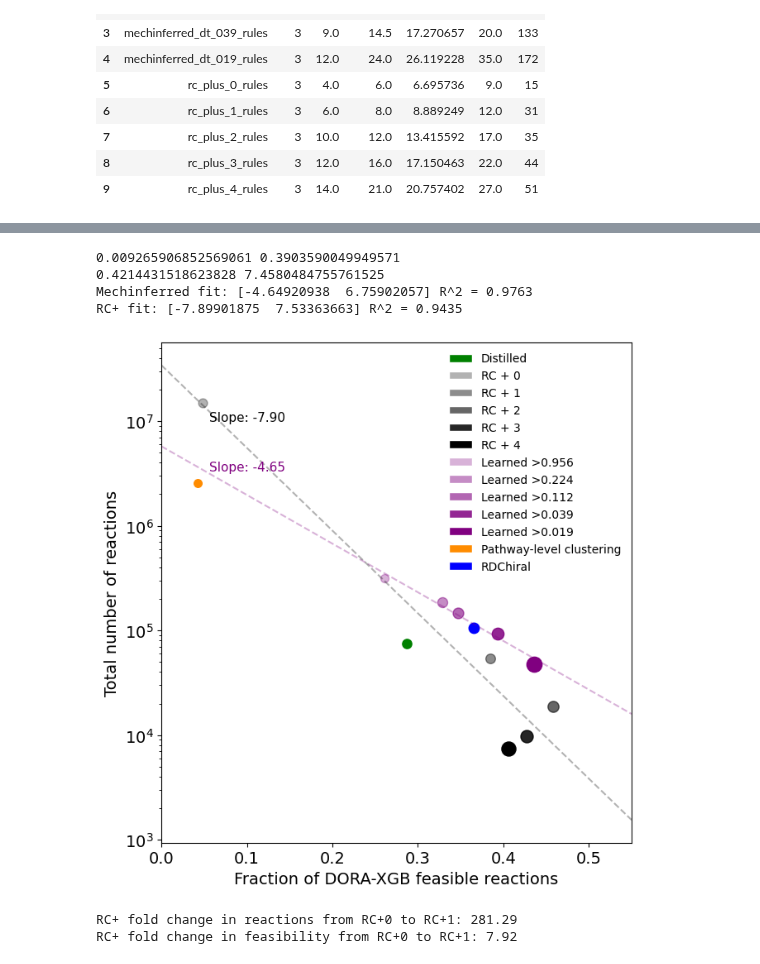
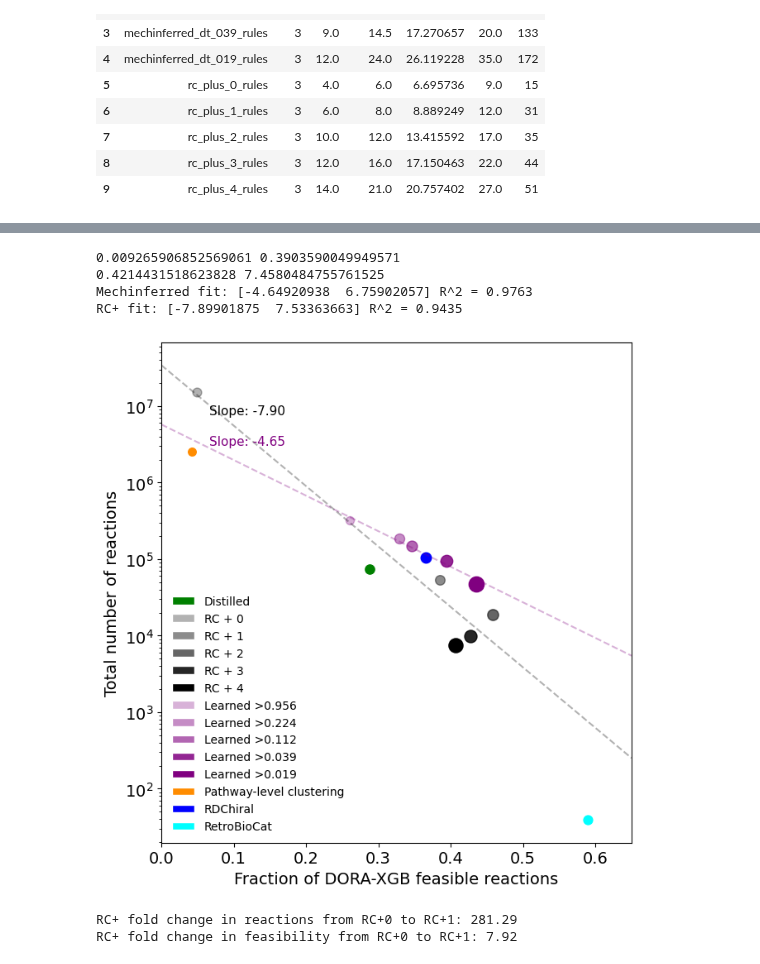
Before and after one commit to stefanpate/coarse-grain-rxns, a Jupyter notebook: notebooks/rule_generative_performance.ipynb, the cells around one changed output, grey strips where cells are left out. Saved outputs shown, nothing was run; the diff lists cells and outputs as text; code cells hidden in the pictures.

```diff
--- a/notebooks/rule_generative_performance.ipynb
+++ b/notebooks/rule_generative_performance.ipynb
@@ -84,10 +84,11 @@ rule_sets = [
     'rc_plus_4',
     'imt',
     'rdchiral',
+    'retrobiocat'
 ]
 
 dfes = []
-for p in Path(cfg.processed_data).glob(f"*{expansion_name}*aplusb_{a_plus_b}*compound_metrics.parquet"):
+for p in Path(cfg.expansion_metrics).glob(f"*{expansion_name}*aplusb_{a_plus_b}*compound_metrics.parquet"):
     rule_set = str(p.stem).split("_rules_")[1]
     if rule_set not in rule_sets:
         continue
@@ -113,7 +114,7 @@ known_reactions = {}
 
 for exp_name in cpd_df["expansion"].unique():
     rule_set = exp_name.split("_rules_")[1]
-    fn = Path(cfg.raw_data) / f"mapped_known_reactions_x_{rule_set}_rules.parquet"
+    fn = Path(cfg.mappings) /  f"mapped_known_reactions_x_{rule_set}_rules.parquet"
     print(fn)
     mapped_rxns = pd.read_parquet(fn)
     rxns = set(mapped_rxns["smarts"])
@@ -136,14 +138,14 @@ for exp_name in cpd_df["expansion"].unique():
 # %%
 ds = 10
 dfes = []
-for p in Path(cfg.processed_data).glob(f"*{expansion_name}*aplusb_{a_plus_b}*reaction_metrics.parquet"):
+for p in Path(cfg.expansion_metrics).glob(f"*{expansion_name}*aplusb_{a_plus_b}*reaction_metrics.parquet"):
     rule_set = str(p.stem).split("_rules_")[1]
     if rule_set not in rule_sets:
         continue
 
     if "batch" in str(p):
         print(p)
-        if int(str(p).split("_")[1]) % ds != 0:
+        if int(p.stem.split("_")[1]) % ds != 0:
             continue
 
     df = pd.read_parquet(p)
@@ -232,7 +236,8 @@ ave_by_rule.head(15)
 # %%
 ct_df = rxn_df.groupby("expansion").size().reset_index(name="n_rxns")
-unscl = ct_df.loc[ct_df["expansion"] == '2_steps_250728_benchmark_starters_rules_rc_plus_0_rules_w_coreactants_aplusb_True.pk', 'n_rxns'].values[0]
-ct_df.loc[ct_df["expansion"] == '2_steps_250728_benchmark_starters_rules_rc_plus_0_rules_w_coreactants_aplusb_True.pk', 'n_rxns'] = unscl * ds
+if n_gen == 2:
+    unscl = ct_df.loc[ct_df["expansion"] == '2_steps_250728_benchmark_starters_rules_rc_plus_0_rules_w_coreactants_aplusb_True.pk', 'n_rxns'].values[0]
+    ct_df.loc[ct_df["expansion"] == '2_steps_250728_benchmark_starters_rules_rc_plus_0_rules_w_coreactants_aplusb_True.pk', 'n_rxns'] = unscl * ds
 ct_df.head(13)
 # %% [output]
 |  | expansion | n_rxns |
@@ -466,7 +473,7 @@ print("RC+ fit:", rcplus_fit, f"R^2 = {rcplus_r2:.4f}")
 fig, ax = plt.subplots(figsize=(6.8, 7))
 width = 0.8
 xmin = 0
-xmax = 0.55
+xmax = 0.65
 dot_slope = 0.3
 dot_intercept = 6
 
@@ -487,35 +494,35 @@ xrange = np.linspace(xmin, xmax, 100)
 ax.plot(xrange, line_of_best_fit(xrange, mechinferred_fit), color=matplotlib.colors.to_rgba("purple", alpha=0.3), linestyle="--", label="Mechinferred fit")
 ax.plot(xrange, line_of_best_fit(xrange, rcplus_fit), color=matplotlib.colors.to_rgba("black", alpha=0.3), linestyle="--", label="RC + n fit")
 
 # Add slope labels to the fitted lines
 mechinferred_slope = mechinferred_fit[0]
 rcplus_slope = rcplus_fit[0]
 label_idx = 10
 
 ax.text(
     xrange[label_idx], line_of_best_fit(xrange[label_idx], mechinferred_fit),
     f"Slope: {mechinferred_slope:.2f}", color=matplotlib.colors.to_rgba("purple", alpha=1.0),
     va='bottom', ha='left', fontsize=11
 )
 ax.text(
     xrange[label_idx], line_of_best_fit(xrange[label_idx], rcplus_fit),
     f"Slope: {rcplus_slope:.2f}", color=matplotlib.colors.to_rgba("black", alpha=1.0),
     va='top', ha='left', fontsize=11
 )
-ax.legend(handles=legend_elements, loc='upper right', ncol=1, frameon=False, fontsize=10)
+ax.legend(handles=legend_elements, loc='lower left', ncol=1, frameon=False, fontsize=10)
 ax.set_ylabel("Total number of reactions")
 ax.set_xlabel("Fraction of DORA-XGB feasible reactions")
 ax.set_yscale('log')
 ax.set_xlim(xmin, xmax)
 plt.tight_layout()
 fig.savefig(Path(cfg.figures) / f"{expansion_name}_total_reactions_vs_feasibility.svg", format="svg")
 plt.show()
 # %% [output]
 0.009265906852569061 0.3903590049949571
 0.4214431518623828 7.4580484755761525
 Mechinferred fit: [-4.64920938  6.75902057] R^2 = 0.9763
 RC+ fit: [-7.89901875  7.53363663] R^2 = 0.9435
-[figure, old version]
+[figure, new version]
 # %%
     # tot_rxns = ct_df.loc[ct_df["expansion"] == exp_name, "n_rxns"].values[0]
     # feas_frac = rxn_df.loc[rxn_df["expansion"] == exp_name, "dxgb_label"].mean()
```
Also changed, not shown: parts of 14 cells of this notebook, 19 other files.
